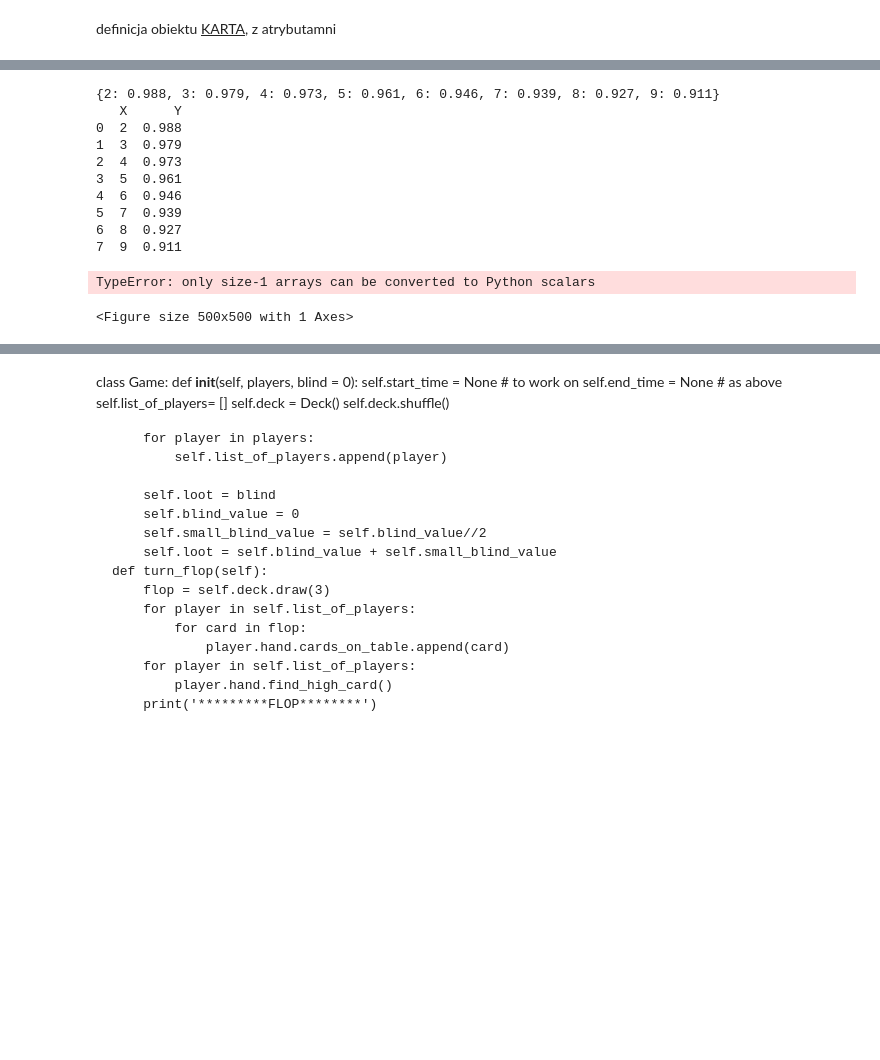
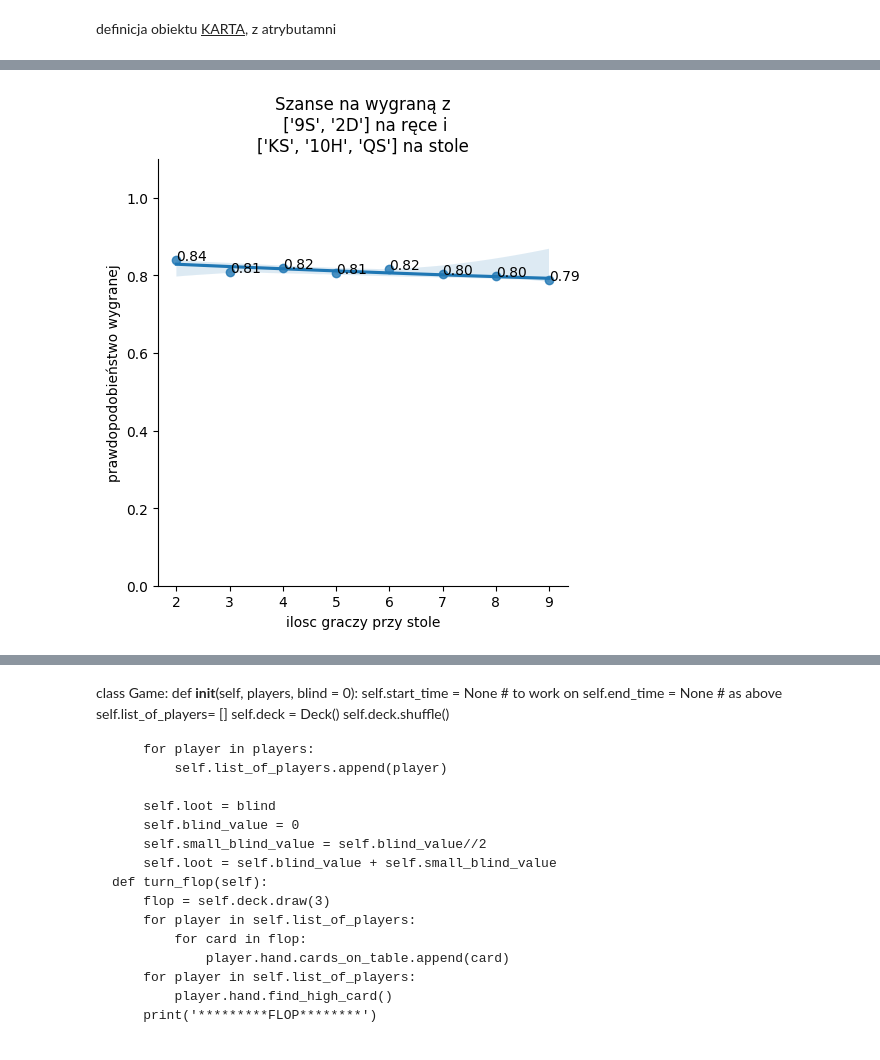
Before and after one commit to ninj4i/poker, a Jupyter notebook: pokerek.ipynb, the cells around one changed output, grey strips where cells are left out. Cells and saved outputs as stored; diff of their text form; code cells hidden in the pictures; blank space fills up the shorter version.

```diff
--- a/pokerek.ipynb
+++ b/pokerek.ipynb
@@ -239,7 +237,7 @@ print(reka_pair == max ([reka_pair,reka_strit]))
 88888888888888888888888888888888888888
 True
 # %%
-def texas_holdem_monte_carlo(karty_w_rece: list, karty_na_stole: list(), ilosc_graczy = 2, wielkosc_proby = 1_000):
+def texas_holdem_monte_carlo(karty_w_rece: list, karty_na_stole: list(), ilosc_graczy = 2, wielkosc_proby = 10_000):
     talia = Deck()
     wygrane = 0
     for game in range(wielkosc_proby):
@@ -271,44 +269,36 @@ def texas_holdem_monte_carlo(karty_w_rece: list, karty_na_stole: list(), ilosc_g
 # %%
 plt.rcParams['figure.dpi'] = 100
 plt.rcParams['figure.figsize'] = 10,5
 
 a = {
     2:0,
     3:0,
     4:0,
     5:0,
     6:0,
     7:0,
     8:0,
     9:0
     }
-raczka = ['10S', 'JS']
+raczka = ['9S', '2D']
 stolik = ['KS', '10H', 'QS']
 for i in a.keys():
     a[i] = texas_holdem_monte_carlo(raczka, stolik,i)
 
-print(a)
-aa = pd.DataFrame().assign(X = a.keys(), Y = a.values())
-print(aa)
+#print(a)
+#b = [str(s) for s in a.values()]
+aa = pd.DataFrame().assign(X = a.keys(), Y = a.values(), S = b)
+
+#print(aa)
 
 
 sns.lmplot(data = aa, x= 'X', y = 'Y', order = 2)
 plt.xlabel('ilosc graczy przy stole')
 plt.ylabel('prawdopodobieństwo wygranej')
 plt.title(f'Szanse na wygraną z\n {raczka} na ręce i\n{stolik} na stole')
 plt.ylim((0,1.1))
-plt.text(x = aa['X'].values, y = aa['Y'].values, s = str(aa['Y']))
+for i in a.items():
+    plt.text(i[0], i[1], '%.2f' % i[1])
 plt.show()
 # %% [output]
-{2: 0.988, 3: 0.979, 4: 0.973, 5: 0.961, 6: 0.946, 7: 0.939, 8: 0.927, 9: 0.911}
-   X      Y
-0  2  0.988
-1  3  0.979
-2  4  0.973
-3  5  0.961
-4  6  0.946
-5  7  0.939
-6  8  0.927
-7  9  0.911
-TypeError: only size-1 arrays can be converted to Python scalars
-<Figure size 500x500 with 1 Axes>
+[figure, added]
```
Also changed, not shown: parts of 3 cells of this notebook.
